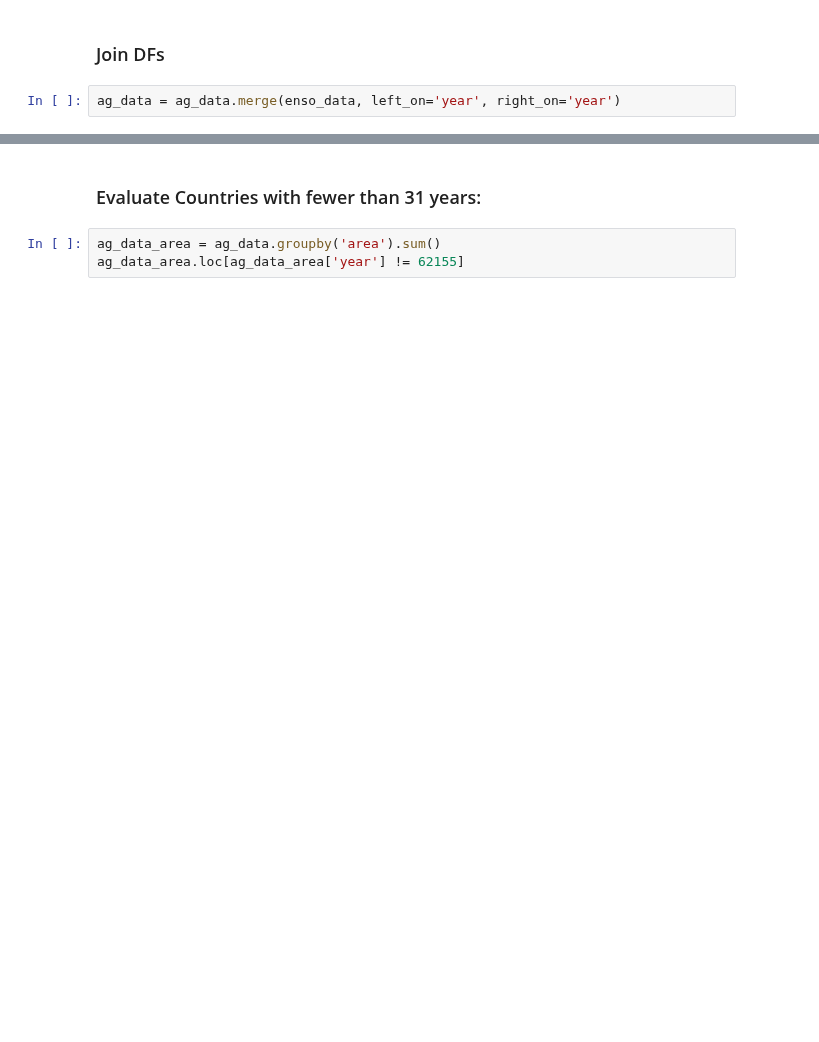
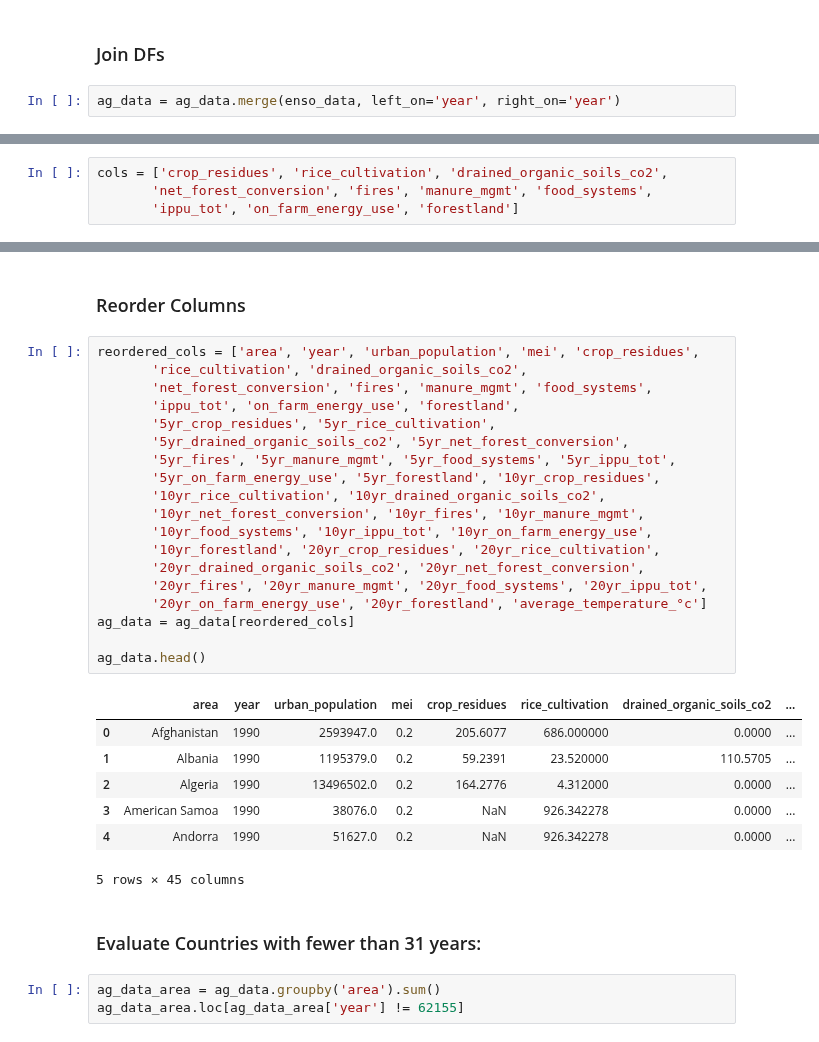
Before and after one commit to fayesimone/agriculture_emissions_prediction, a Jupyter notebook: EDA.ipynb, the cells around one changed output, grey strips where cells are left out. Cells and saved outputs as stored; diff of their text form; blank space fills up the shorter version.

```diff
--- a/EDA.ipynb
+++ b/EDA.ipynb
@@ -205 +138,5 @@ def calc_rolling_mean(df, column, time_period):
+# %%
+cols = ['crop_residues', 'rice_cultivation', 'drained_organic_soils_co2',
+       'net_forest_conversion', 'fires', 'manure_mgmt', 'food_systems',
+       'ippu_tot', 'on_farm_energy_use', 'forestland']
 # %%
@@ -278,3 +161,32 @@ ag_data.duplicated( ).sum()
+# %% [markdown]
+### Reorder Columns
+# %%
+reordered_cols = ['area', 'year', 'urban_population', 'mei', 'crop_residues',
+       'rice_cultivation', 'drained_organic_soils_co2',
+       'net_forest_conversion', 'fires', 'manure_mgmt', 'food_systems',
+       'ippu_tot', 'on_farm_energy_use', 'forestland',
+       '5yr_crop_residues', '5yr_rice_cultivation',
+       '5yr_drained_organic_soils_co2', '5yr_net_forest_conversion',
+       '5yr_fires', '5yr_manure_mgmt', '5yr_food_systems', '5yr_ippu_tot',
+       '5yr_on_farm_energy_use', '5yr_forestland', '10yr_crop_residues',
+       '10yr_rice_cultivation', '10yr_drained_organic_soils_co2',
+       '10yr_net_forest_conversion', '10yr_fires', '10yr_manure_mgmt',
+       '10yr_food_systems', '10yr_ippu_tot', '10yr_on_farm_energy_use',
+       '10yr_forestland', '20yr_crop_residues', '20yr_rice_cultivation',
+       '20yr_drained_organic_soils_co2', '20yr_net_forest_conversion',
+       '20yr_fires', '20yr_manure_mgmt', '20yr_food_systems', '20yr_ippu_tot',
+       '20yr_on_farm_energy_use', '20yr_forestland', 'average_temperature_°c']
+ag_data = ag_data[reordered_cols]
+
+ag_data.head()
+# %% [output]
+|  | area | year | urban_population | mei | crop_residues | rice_cultivation | drained_organic_soils_co2 | ... |
+| 0 | Afghanistan | 1990 | 2593947.0 | 0.2 | 205.6077 | 686.000000 | 0.0000 | ... |
+| 1 | Albania | 1990 | 1195379.0 | 0.2 | 59.2391 | 23.520000 | 110.5705 | ... |
+| 2 | Algeria | 1990 | 13496502.0 | 0.2 | 164.2776 | 4.312000 | 0.0000 | ... |
+| 3 | American Samoa | 1990 | 38076.0 | 0.2 | NaN | 926.342278 | 0.0000 | ... |
+| 4 | Andorra | 1990 | 51627.0 | 0.2 | NaN | 926.342278 | 0.0000 | ... |
+5 rows × 45 columns
 # %% [markdown]
 ### Evaluate Countries with fewer than 31 years:
 # %%
```
Also changed, not shown: parts of 40 cells of this notebook.
